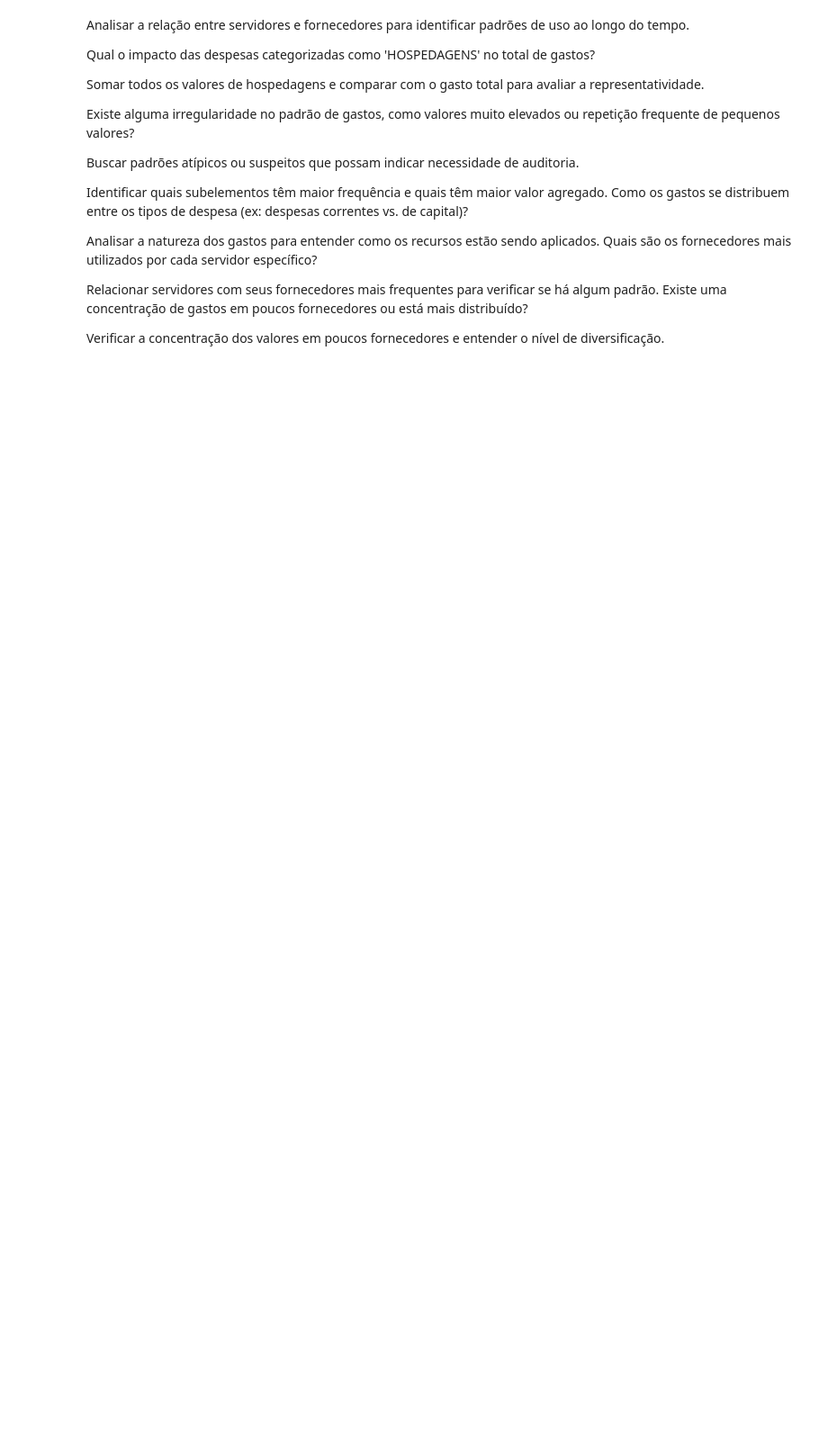
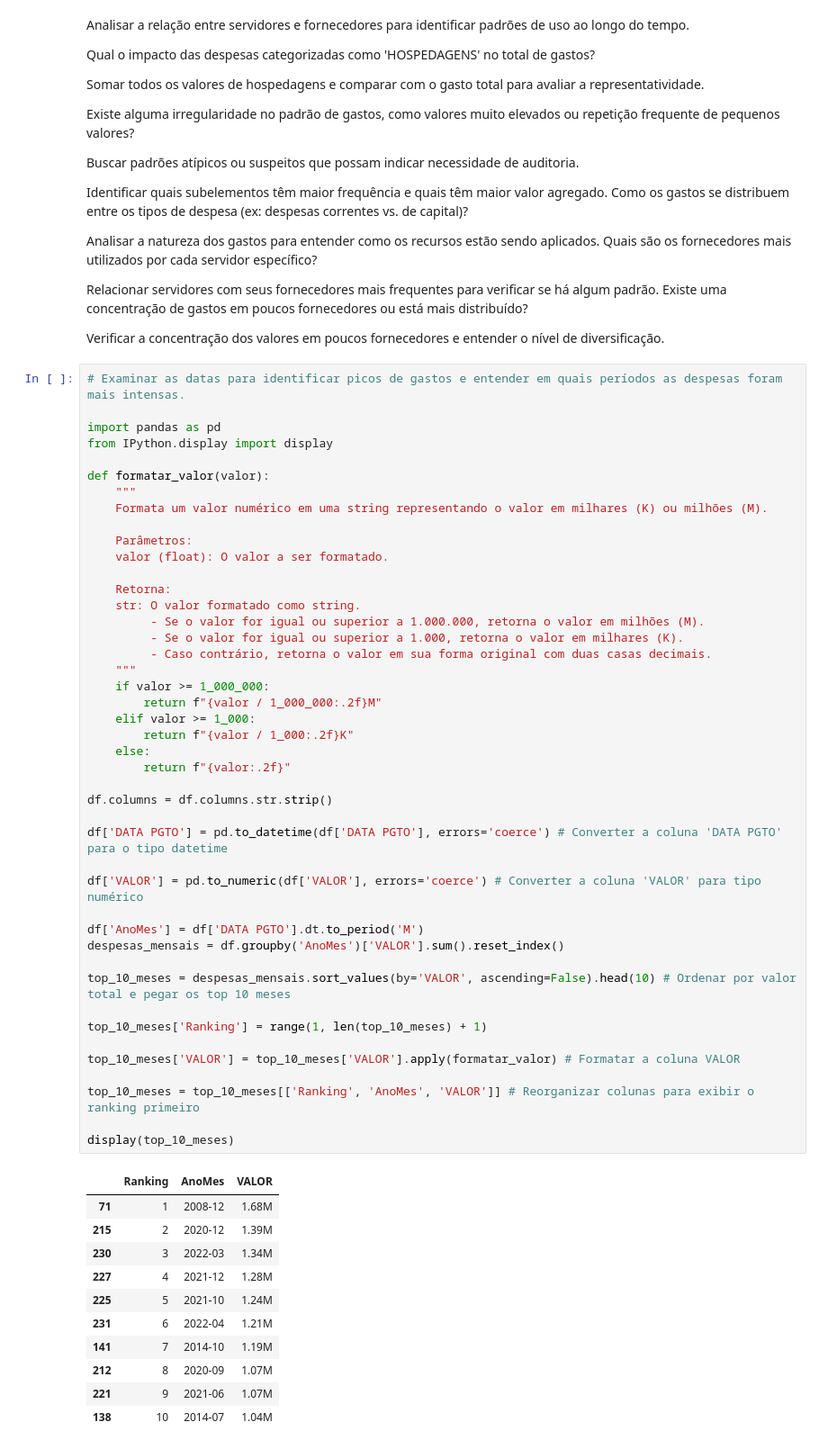
Before and after one commit to josevilson/gastos-gov, a Jupyter notebook: notebooks/ingestao.ipynb, the cells around one changed output. Shown at 90% size. Drawn from its saved outputs; the diff is of its cells as text; blank space fills up the shorter version.

Commit message:
pico de gastos despesas

```diff
--- a/notebooks/ingestao.ipynb
+++ b/notebooks/ingestao.ipynb
@@ -712,3 +712,59 @@ Relacionar servidores com seus fornecedores mais frequentes para verificar se h
 Existe uma concentração de gastos em poucos fornecedores ou está mais distribuído?
 
 Verificar a concentração dos valores em poucos fornecedores e entender o nível de diversificação.
+# %%
+# Examinar as datas para identificar picos de gastos e entender em quais períodos as despesas foram mais intensas.
+
+import pandas as pd
+from IPython.display import display
+
+def formatar_valor(valor):
+    """
+    Formata um valor numérico em uma string representando o valor em milhares (K) ou milhões (M).
+
+    Parâmetros:
+    valor (float): O valor a ser formatado.
+
+    Retorna:
+    str: O valor formatado como string.
+         - Se o valor for igual ou superior a 1.000.000, retorna o valor em milhões (M).
+         - Se o valor for igual ou superior a 1.000, retorna o valor em milhares (K).
+         - Caso contrário, retorna o valor em sua forma original com duas casas decimais.
+    """
+    if valor >= 1_000_000:
+        return f"{valor / 1_000_000:.2f}M"
+    elif valor >= 1_000:
+        return f"{valor / 1_000:.2f}K"
+    else:
+        return f"{valor:.2f}"
+
+df.columns = df.columns.str.strip()
+
+df['DATA PGTO'] = pd.to_datetime(df['DATA PGTO'], errors='coerce') # Converter a coluna 'DATA PGTO' para o tipo datetime
+
+df['VALOR'] = pd.to_numeric(df['VALOR'], errors='coerce') # Converter a coluna 'VALOR' para tipo numérico
+
+df['AnoMes'] = df['DATA PGTO'].dt.to_period('M')
+despesas_mensais = df.groupby('AnoMes')['VALOR'].sum().reset_index()
+
+top_10_meses = despesas_mensais.sort_values(by='VALOR', ascending=False).head(10) # Ordenar por valor total e pegar os top 10 meses
+
+top_10_meses['Ranking'] = range(1, len(top_10_meses) + 1)
+
+top_10_meses['VALOR'] = top_10_meses['VALOR'].apply(formatar_valor) # Formatar a coluna VALOR
+
+top_10_meses = top_10_meses[['Ranking', 'AnoMes', 'VALOR']] # Reorganizar colunas para exibir o ranking primeiro
+
+display(top_10_meses)
+# %% [output]
+|  | Ranking | AnoMes | VALOR |
+| 71 | 1 | 2008-12 | 1.68M |
+| 215 | 2 | 2020-12 | 1.39M |
+| 230 | 3 | 2022-03 | 1.34M |
+| 227 | 4 | 2021-12 | 1.28M |
+| 225 | 5 | 2021-10 | 1.24M |
+| 231 | 6 | 2022-04 | 1.21M |
+| 141 | 7 | 2014-10 | 1.19M |
+| 212 | 8 | 2020-09 | 1.07M |
+| 221 | 9 | 2021-06 | 1.07M |
+| 138 | 10 | 2014-07 | 1.04M |
```
Also changed, not shown: parts of 1 cell of this notebook.
